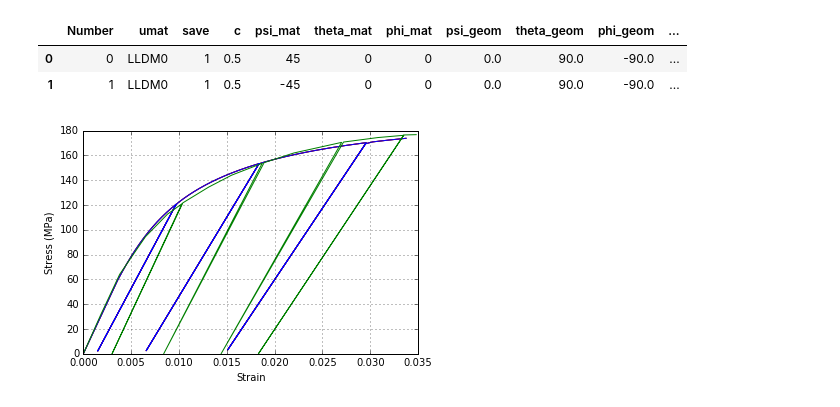
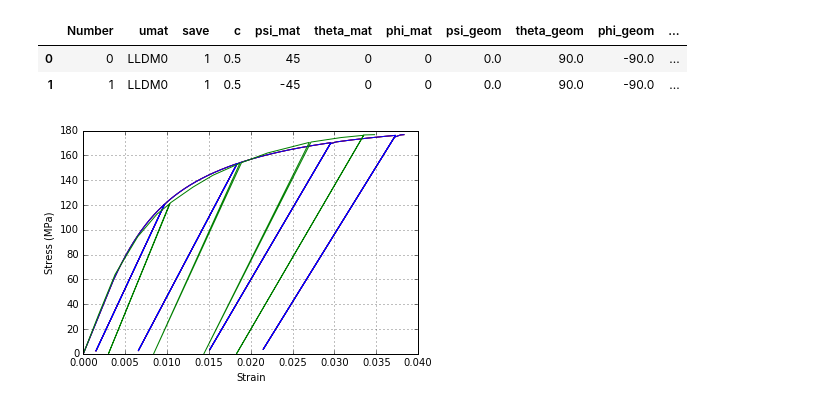
Before and after one commit to cas91010491/simmit, a Jupyter notebook: Examples/Umats/Damage/LLDM.ipynb, the cells around one changed output. Drawn from its saved outputs; the diff is of its cells as text; code cells hidden in the pictures.

```diff
--- a/Examples/Umats/Damage/LLDM.ipynb
+++ b/Examples/Umats/Damage/LLDM.ipynb
@@ -80,37 +77,42 @@ NPhases[::]
 | 0 | 0 | LLDM0 | 1 | 0.5 | 45 | 0 | 0 | 0.0 | 90.0 | -90.0 | ... |
 | 1 | 1 | LLDM0 | 1 | 0.5 | -45 | 0 | 0 | 0.0 | 90.0 | -90.0 | ... |
 # %%
-sim.solver(umat_name, props, nstatev, psi_rve, theta_rve, phi_rve, rho, c_p, pathfile, outputfile)
+path_data = 'data'
+path_results = 'results'
+pathfile = 'co_pm45.txt'
+outputfile = 'results_PLN.txt'
 
-outputfile_macro = dir + '/results_PLN_global-0.txt'
-outputfile_micro1 = dir + '/results_PLN_global-0-0.txt'
-outputfile_micro2 = dir + '/results_PLN_global-0-1.txt'
+sim.solver(umat_name, props, nstatev, psi_rve, theta_rve, phi_rve, rho, c_p, path_data, path_results, pathfile, outputfile)
+
+outputfile_macro = dir + '/' + path_results + '/results_PLN_global-0.txt'
+outputfile_micro1 = dir + '/' + path_results + '/results_PLN_global-0-0.txt'
+outputfile_micro2 = dir + '/' + path_results + '/results_PLN_global-0-1.txt'
 outputfile_micro3 = dir + '/t300'
 
 fig = plt.figure()
 
 e11, e22, e33, e12, e13, e23, s11, s22, s33, s12, s13, s23 = np.loadtxt(outputfile_macro, usecols=(8,9,10,11,12,13,14,15,16,17,18,19), unpack=True)
 plt.grid(True)
 plt.plot(e11,s11, c='black')
 
 e11, e22, e33, e12, e13, e23, s11, s22, s33, s12, s13, s23 = np.loadtxt(outputfile_micro1, usecols=(8,9,10,11,12,13,14,15,16,17,18,19), unpack=True)
 plt.grid(True)
 plt.plot(e11,s11, c='red')
 
 e11, e22, e33, e12, e13, e23, s11, s22, s33, s12, s13, s23 = np.loadtxt(outputfile_micro2, usecols=(8,9,10,11,12,13,14,15,16,17,18,19), unpack=True)
 plt.grid(True)
 plt.plot(e11,s11, c='blue')
 
 e11,s11 = np.loadtxt(outputfile_micro3, usecols=(0,1), unpack=True)
 plt.grid(True)
 plt.plot(e11,s11, c='green')
 
 plt.xlabel('Strain')
 plt.ylabel('Stress (MPa)')
 
 plt.show()
 # %% [output]
-[figure, old version]
+[figure, new version]
 # %%
 #pylab.rcParams['figure.figsize'] = (24.0, 5.0) #configure the figure output size
 
```
Also changed, not shown: parts of 1 cell of this notebook.
